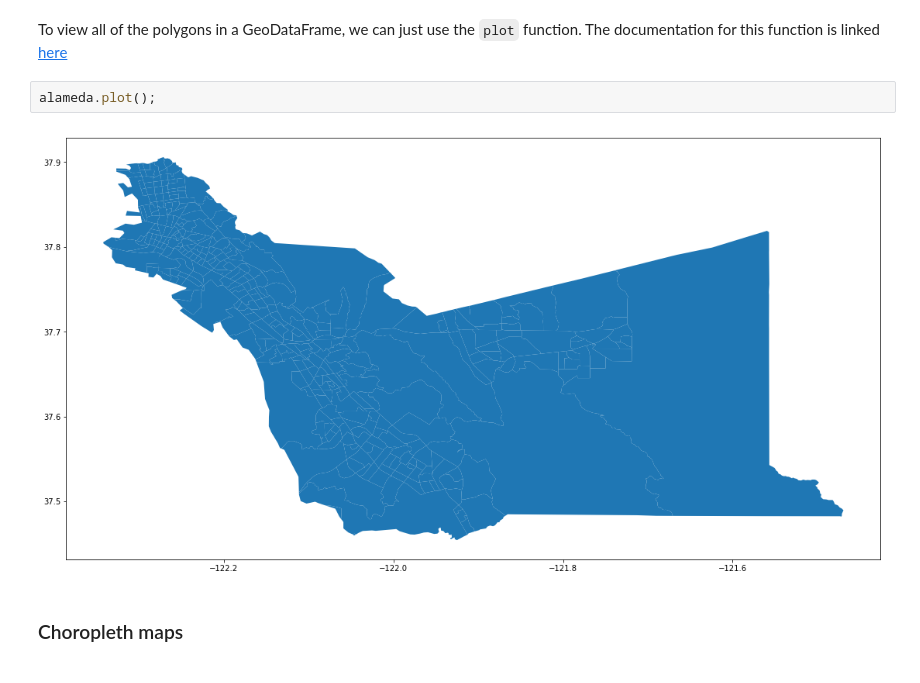
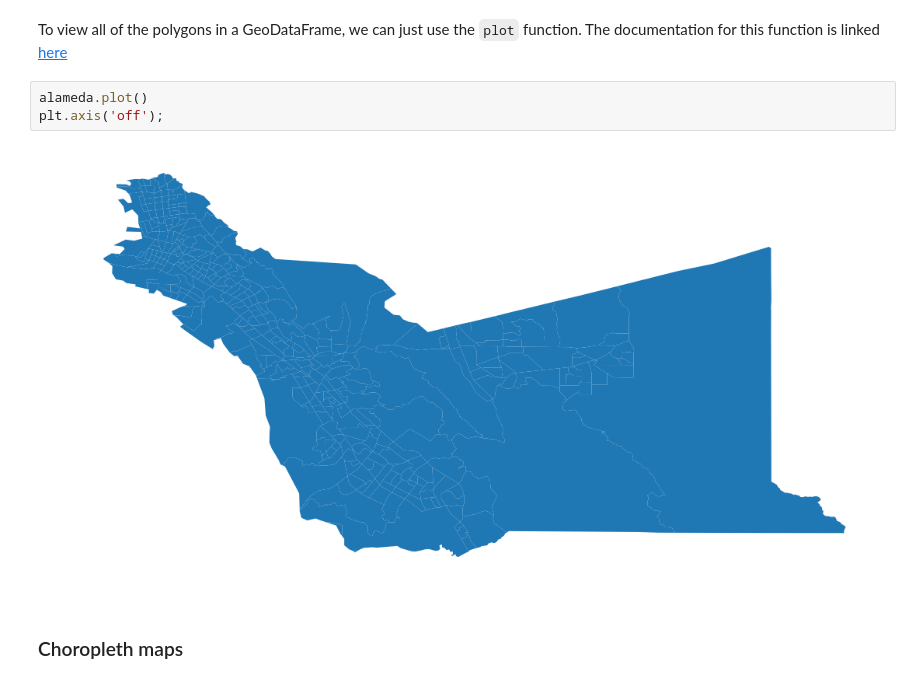
Before and after one commit to ds-modules/CP-101, a Jupyter notebook: Geopandas.ipynb, the cells around one changed output. Cells and saved outputs as stored; diff of their text form.

```diff
--- a/Geopandas.ipynb
+++ b/Geopandas.ipynb
@@ -72,9 +61,10 @@ alameda.loc[0, 'geometry']
 # %% [markdown]
 To view all of the polygons in a GeoDataFrame, we can just use the `plot` function. The documentation for this function is linked [here](http://geopandas.org/mapping.html)
 # %%
-alameda.plot();
+alameda.plot()
+plt.axis('off');
 # %% [output]
-[figure, old version]
+[figure, new version]
 # %% [markdown]
 ### Choropleth maps
 # %% [markdown]
```
Also changed, not shown: parts of 9 cells of this notebook.
